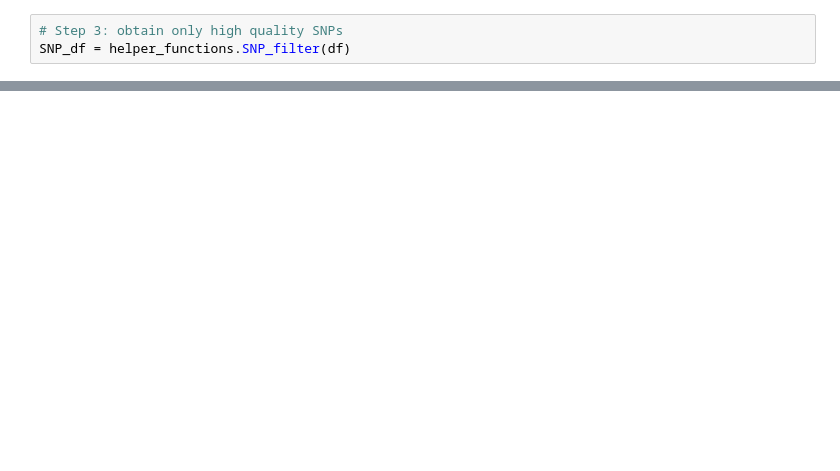
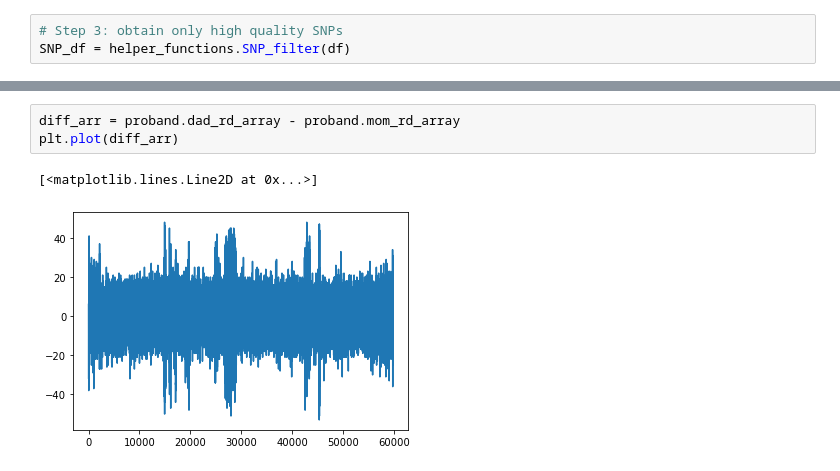
Before and after one commit to arodri48/mosaicism_detection_linear_time_complexity, a Jupyter notebook: python_phasing_project/main_single_threaded.ipynb, the cells around one changed output, grey strips where cells are left out. Drawn from its saved outputs; the diff is of its cells as text; blank space fills up the shorter version.

```diff
--- a/python_phasing_project/main_single_threaded.ipynb
+++ b/python_phasing_project/main_single_threaded.ipynb
@@ -101,0 +70,6 @@ with open(config_elem["OUTPUT_FILE"], 'w') as output_file:
+# %%
+diff_arr = proband.dad_rd_array - proband.mom_rd_array
+plt.plot(diff_arr)
+# %% [output]
+[<matplotlib.lines.Line2D at 0x...>]
+[figure, added]
```
Also changed, not shown: parts of 17 cells of this notebook, 3 other files.
